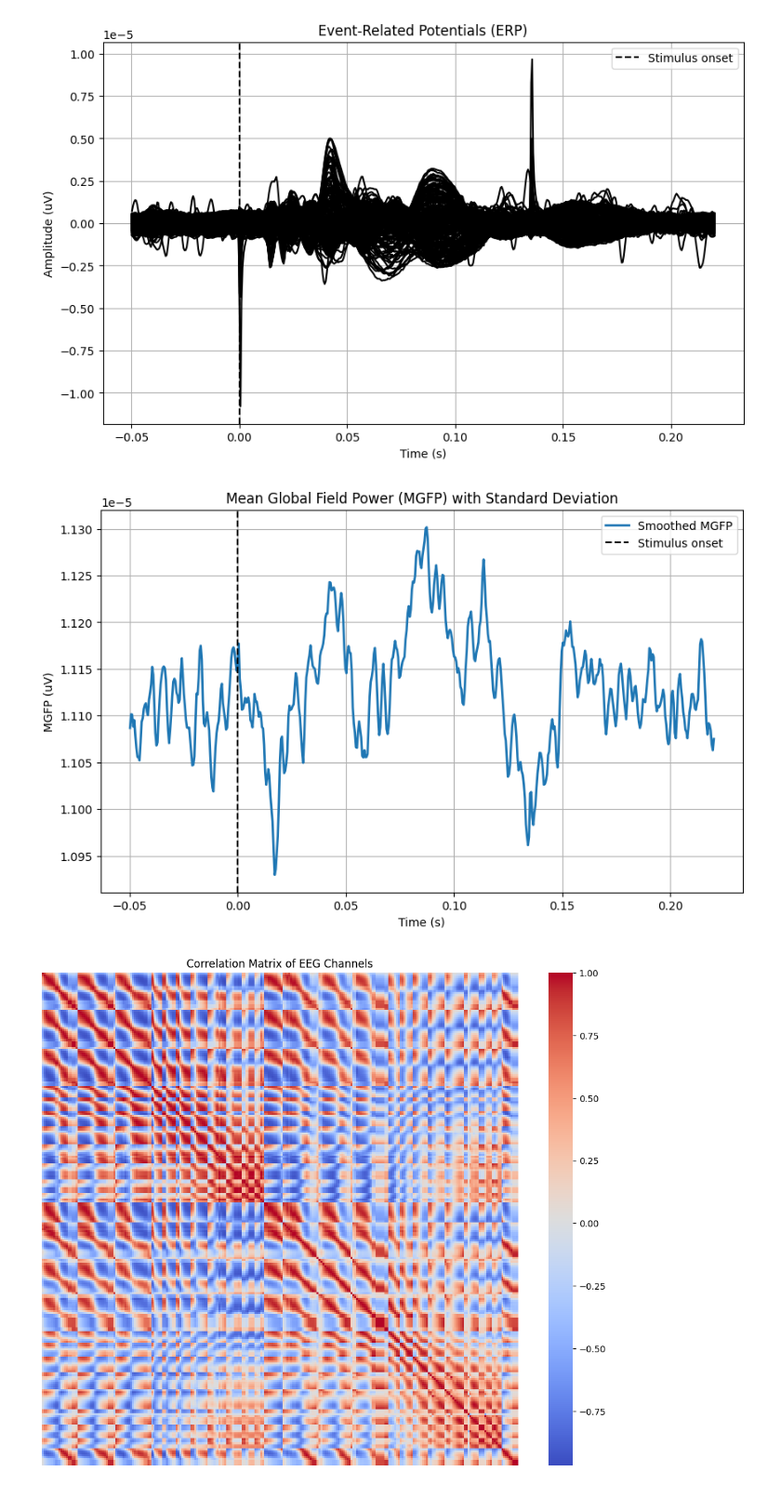
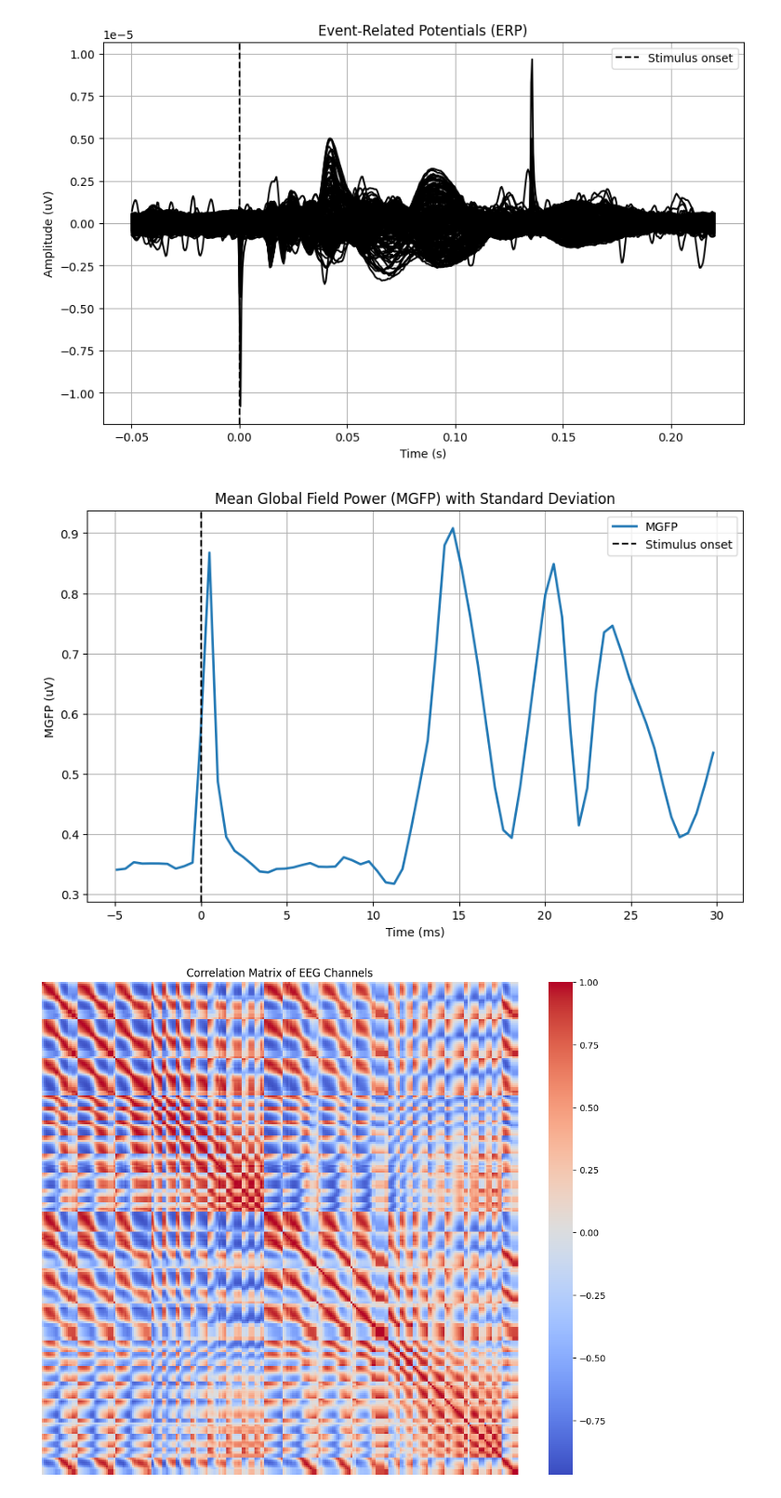
Before and after one commit to allshaks/eeg_llm, a Jupyter notebook: visuliazations_noel.ipynb, the cells around one changed output. Shown at 93% size. Saved outputs shown, nothing was run; the diff lists cells and outputs as text; code cells hidden in the pictures.

Commit message:
corrected mgfp plot

```diff
--- a/visuliazations_noel.ipynb
+++ b/visuliazations_noel.ipynb
@@ -51,7 +52,4 @@ plt.show()
 # %%
 data = epochs.get_data()
 # %%
-mgfp = np.sqrt(np.var(data, axis=1))
+mean_mgfp = np.sqrt(np.var(np.mean(data, axis=0), axis=0))
-# %%
-mean_mgfp = np.mean(mgfp, axis=0)
-std_deviation = np.var(mgfp, axis=0)
@@ -68,15 +56,19 @@ test = smoothed_mgfp - smoothed_std_deviation
+# %%
+t_1, t_2 = 92, 164
+truncated_time = times[t_1:t_2]
+truncated_mean_mgfp = mean_mgfp[t_1:t_2]
 # %%
 plt.figure(figsize=(10, 6))
-plt.plot(smoothed_times, smoothed_mgfp, label='Smoothed MGFP', linewidth=2)
+plt.plot(truncated_time * 1000, truncated_mean_mgfp * 1e6, label='MGFP', linewidth=2)
 plt.axvline(x=0, color='k', linestyle='--', label='Stimulus onset')
-plt.xlabel('Time (s)')
+plt.xlabel('Time (ms)')
 plt.ylabel('MGFP (uV)')
 plt.title('Mean Global Field Power (MGFP) with Standard Deviation')
 plt.legend()
 plt.grid(True)
 plt.show()
 # %% [output]
-[figure, old version]
+[figure, new version]
 # %%
 corr_martix = np.corrcoef(data)
 
```
Also changed, not shown: parts of 4 cells of this notebook.
